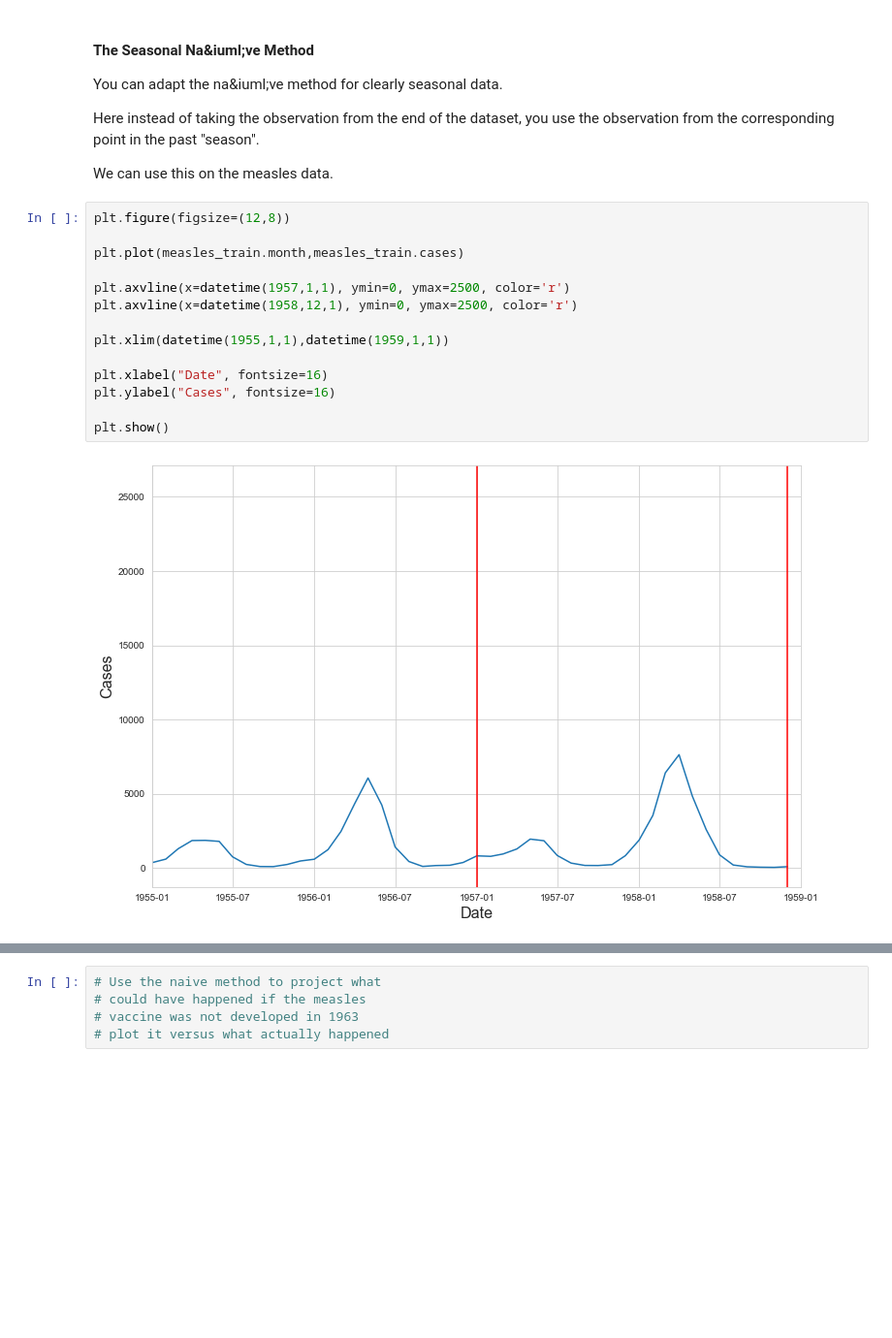
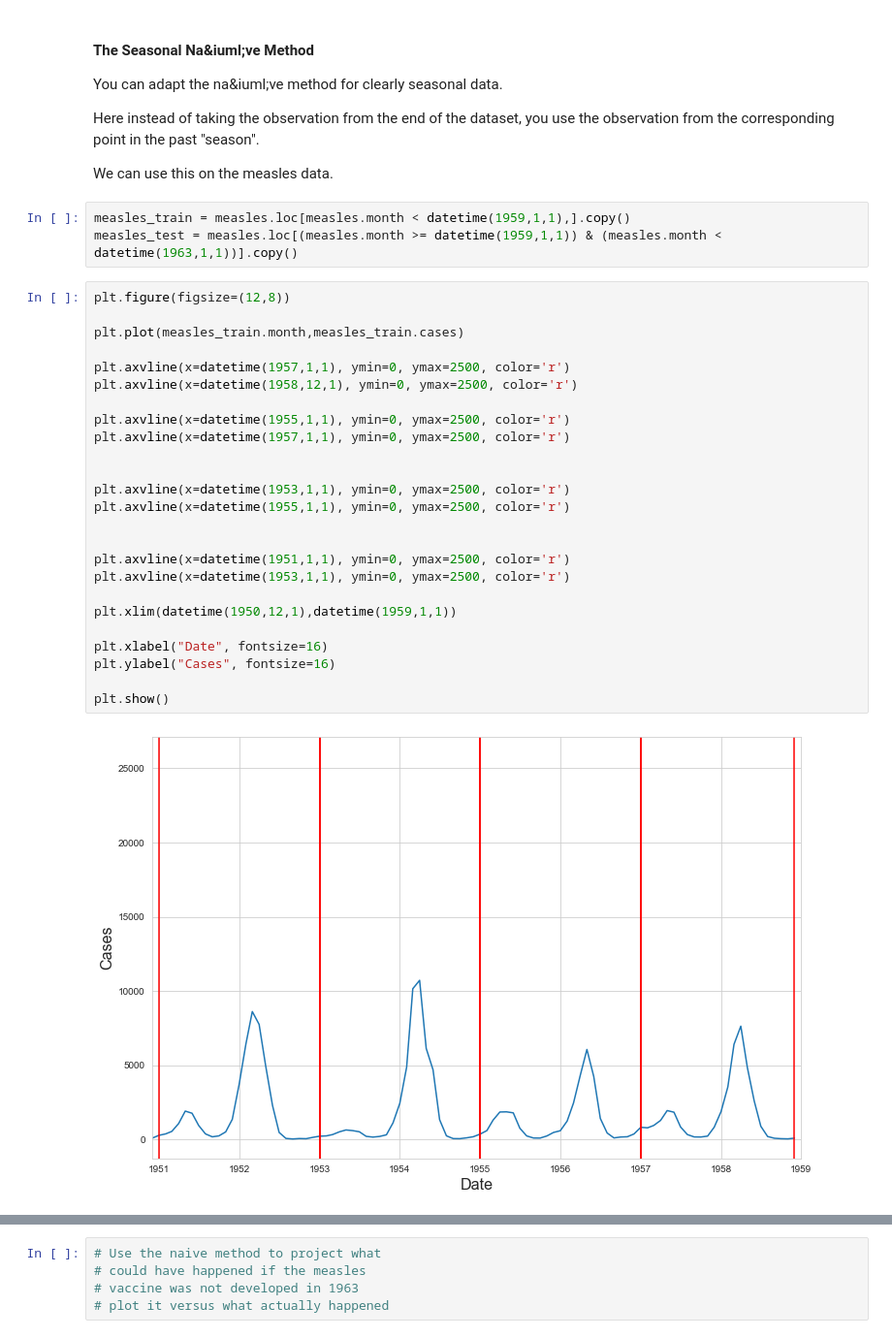
Before and after one commit to Slytherin1112/PythonCurriculum, a Jupyter notebook: Lectures/TimeSeries/Notebook 1 - Introduction to Time Series Data.ipynb, the cells around one changed output, grey strips where cells are left out. Shown: that part at 97% size. Drawn from its saved outputs; the diff is of its cells as text; blank space fills up the shorter version.

```diff
--- a/Lectures/TimeSeries/Notebook 1 - Introduction to Time Series Data.ipynb
+++ b/Lectures/TimeSeries/Notebook 1 - Introduction to Time Series Data.ipynb
@@ -331,22 +334,36 @@ You can adapt the na\&iuml;ve method for clearly seasonal data.
 Here instead of taking the observation from the end of the dataset, you use the observation from the corresponding point in the past "season".
 
 We can use this on the measles data.
+# %%
+measles_train = measles.loc[measles.month < datetime(1959,1,1),].copy()
+measles_test = measles.loc[(measles.month >= datetime(1959,1,1)) & (measles.month < datetime(1963,1,1))].copy()
 # %%
 plt.figure(figsize=(12,8))
 
 plt.plot(measles_train.month,measles_train.cases)
 
 plt.axvline(x=datetime(1957,1,1), ymin=0, ymax=2500, color='r')
 plt.axvline(x=datetime(1958,12,1), ymin=0, ymax=2500, color='r')
 
-plt.xlim(datetime(1955,1,1),datetime(1959,1,1))
+plt.axvline(x=datetime(1955,1,1), ymin=0, ymax=2500, color='r')
+plt.axvline(x=datetime(1957,1,1), ymin=0, ymax=2500, color='r')
+
+
+plt.axvline(x=datetime(1953,1,1), ymin=0, ymax=2500, color='r')
+plt.axvline(x=datetime(1955,1,1), ymin=0, ymax=2500, color='r')
+
+
+plt.axvline(x=datetime(1951,1,1), ymin=0, ymax=2500, color='r')
+plt.axvline(x=datetime(1953,1,1), ymin=0, ymax=2500, color='r')
+
+plt.xlim(datetime(1950,12,1),datetime(1959,1,1))
 
 plt.xlabel("Date", fontsize=16)
 plt.ylabel("Cases", fontsize=16)
 
 plt.show()
 # %% [output]
-[figure, old version]
+[figure, new version]
 # %% [markdown]
 It appears that the season is roughly two years long.
 
```
Also changed, not shown: parts of 11 cells of this notebook.
